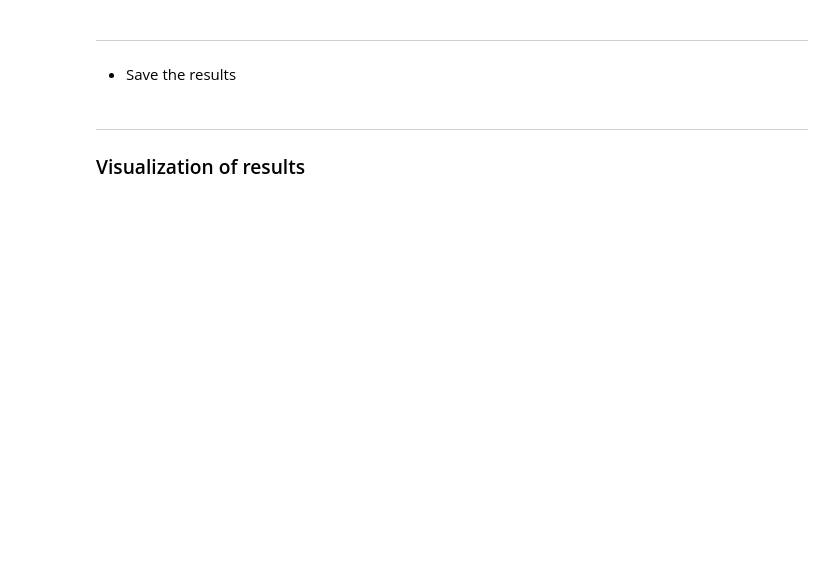
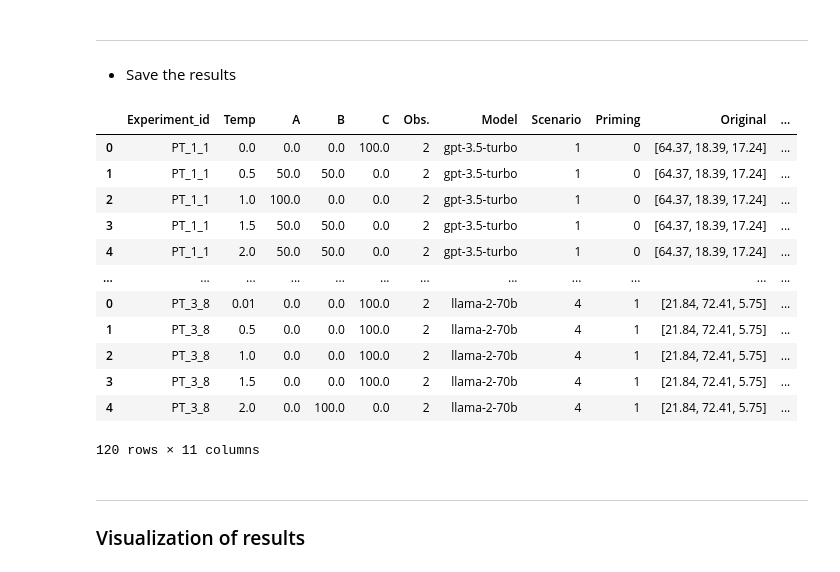
Before and after one commit to MariusDSPM/Data-Science-Project, a Jupyter notebook: Jupyter Notebooks/Prospect_Theory.ipynb, the cells around one changed output. Saved outputs shown, nothing was run; the diff lists cells and outputs as text; code cells hidden in the pictures; blank space fills up the shorter version.

```diff
--- a/Jupyter Notebooks/Prospect_Theory.ipynb
+++ b/Jupyter Notebooks/Prospect_Theory.ipynb
@@ -726,6 +735,6 @@ We will refer to "GPT-3.5-turbo" as model 1 and "GPT-4-1106-preview" as model 2.
 - Prompt 1: Segregation of gains (unprimed)
 # %%
 # Set number of requests per temperature value
-N = 100
+N = 2
 # %%
 results_1_1, probs_1_1 = PT_temperature_loop(PT_run_experiment, experiment_id = "PT_1_1", n = N)
@@ -765,7 +803,7 @@ results_1_8, probs_1_8 = PT_temperature_loop(PT_run_experiment, experiment_id =
 Since prompting GPT4 is much more expensive, we will only use 50 requests per temperature value instead of 100, as we did for GPT3.
 # %%
 # Set number of requests per temperature value
-N = 50
+N = 2
 # %% [markdown]
 - Prompt 1: Segregation of gains (unprimed)
 # %%
@@ -806,7 +860,7 @@ results_2_8, probs_2_8 = PT_temperature_loop(PT_run_experiment, experiment_id =
 !!! Use max_new_tokens of at least 2, as llama tends to begin answers with a blank space !!!
 # %%
 temperature_list = [0.01, 0.5, 1, 1.5, 2] # LLama wont take 0 as temperature and has max temperature of 5
-N = 50 # number of requests per temperature value
+N = 2
 # %% [markdown]
 - Prompt 1: Segregation of gains (unprimed)
 # %%
@@ -846,19 +916,33 @@ results_3_8, probs_3_8 = PT_temperature_loop(PT_run_experiment_llama, experiment
 # %%
 # Gather all results
 PT_probs = pd.concat([probs_1_1, probs_1_2, probs_1_3, probs_1_4, probs_1_5, probs_1_6, probs_1_7, probs_1_8,
                       probs_2_1, probs_2_2, probs_2_3, probs_2_4, probs_2_5, probs_2_6, probs_2_7, probs_2_8,
                       probs_3_1, probs_3_2, probs_3_3, probs_3_4, probs_3_5, probs_3_6, probs_3_7, probs_3_8], axis = 1).transpose()
 
 # Rename llama model
 # Rename LLama model
 PT_probs['Model'] = PT_probs['Model'].replace('meta/llama-2-70b-chat:02e509c789964a7ea8736978a43525956ef40397be9033abf9fd2badfe68c9e3',
                                   'llama-2-70b')
 
 # Transform probabilities to float for plotting
 # We could have not set them up as percentages in the first place, but this is a quick fix
-PT_probs["p(A)"] = PT_probs["p(A)"].str.rstrip('%').astype('float')
-PT_probs["p(B)"] = PT_probs["p(B)"].str.rstrip('%').astype('float')
-PT_probs["p(C)"] = PT_probs["p(C)"].str.rstrip('%').astype('float')
+PT_probs["A"] = PT_probs["A"].str.rstrip('%').astype('float')
+PT_probs["B"] = PT_probs["B"].str.rstrip('%').astype('float')
+PT_probs["C"] = PT_probs["C"].str.rstrip('%').astype('float')
 
-# Save to csv
-PT_probs.to_csv("Dashboard/src/data/Output/PT_probs.csv", index = False)
+# Display results
+PT_probs
+# %% [output]
+|  | Experiment_id | Temp | A | B | C | Obs. | Model | Scenario | Priming | Original | ... |
+| 0 | PT_1_1 | 0.0 | 0.0 | 0.0 | 100.0 | 2 | gpt-3.5-turbo | 1 | 0 | [64.37, 18.39, 17.24] | ... |
+| 1 | PT_1_1 | 0.5 | 50.0 | 50.0 | 0.0 | 2 | gpt-3.5-turbo | 1 | 0 | [64.37, 18.39, 17.24] | ... |
+| 2 | PT_1_1 | 1.0 | 100.0 | 0.0 | 0.0 | 2 | gpt-3.5-turbo | 1 | 0 | [64.37, 18.39, 17.24] | ... |
+| 3 | PT_1_1 | 1.5 | 50.0 | 50.0 | 0.0 | 2 | gpt-3.5-turbo | 1 | 0 | [64.37, 18.39, 17.24] | ... |
+| 4 | PT_1_1 | 2.0 | 50.0 | 50.0 | 0.0 | 2 | gpt-3.5-turbo | 1 | 0 | [64.37, 18.39, 17.24] | ... |
+| ... | ... | ... | ... | ... | ... | ... | ... | ... | ... | ... | ... |
+| 0 | PT_3_8 | 0.01 | 0.0 | 0.0 | 100.0 | 2 | llama-2-70b | 4 | 1 | [21.84, 72.41, 5.75] | ... |
+| 1 | PT_3_8 | 0.5 | 0.0 | 0.0 | 100.0 | 2 | llama-2-70b | 4 | 1 | [21.84, 72.41, 5.75] | ... |
+| 2 | PT_3_8 | 1.0 | 0.0 | 0.0 | 100.0 | 2 | llama-2-70b | 4 | 1 | [21.84, 72.41, 5.75] | ... |
+| 3 | PT_3_8 | 1.5 | 0.0 | 0.0 | 100.0 | 2 | llama-2-70b | 4 | 1 | [21.84, 72.41, 5.75] | ... |
+| 4 | PT_3_8 | 2.0 | 0.0 | 100.0 | 0.0 | 2 | llama-2-70b | 4 | 1 | [21.84, 72.41, 5.75] | ... |
+120 rows × 11 columns
```
Also changed, not shown: parts of 31 cells of this notebook.
